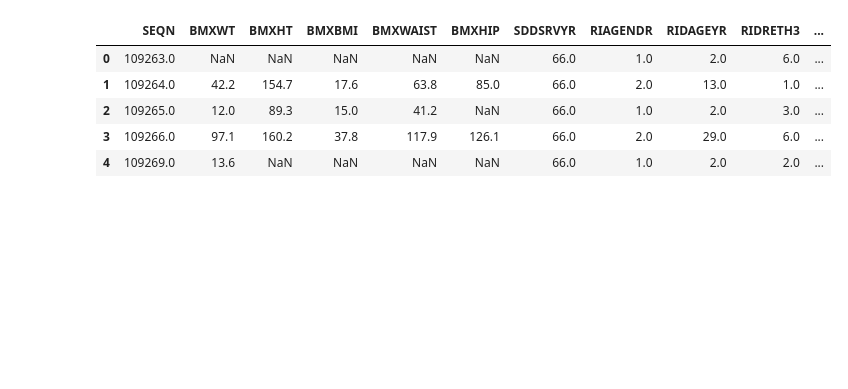
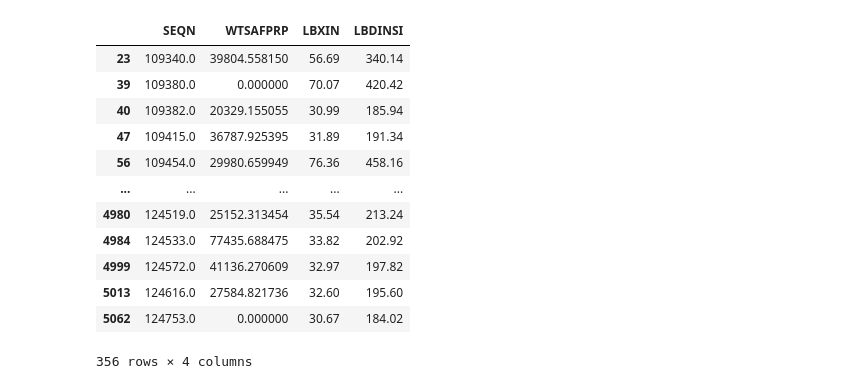
Before and after one commit to artmskfr/HealthScope-Diabetes, a Jupyter notebook: notebooks/data_prep.ipynb, the cells around one changed output. Saved outputs shown, nothing was run; the diff lists cells and outputs as text; code cells hidden in the pictures; blank space fills up the shorter version.

```diff
--- a/notebooks/data_prep.ipynb
+++ b/notebooks/data_prep.ipynb
@@ -2,6 +2,7 @@
 import pandas as pd
 import pyreadstat
 from functools import reduce
+pd.set_option('display.max_rows', None)
 # %%
 def load_xpt(file_path, columns):
 
@@ -22,8 +23,17 @@ file_paths = {
         "LabData_C_protein": "../data/raw/2017-2020/P_HSCRP.xpt",
         "LabData_Feretin": "../data/raw/2017-2020/P_FERTIN.xpt",
         "SurveyData_Alcohol": "../data/raw/2017-2020/P_ALQ.xpt",
-        "SurveyData_Pressure_Cholest": "../data/raw/2017-2020/P_BPQ.xpt"
-
+        "SurveyData_Pressure_Cholest": "../data/raw/2017-2020/P_BPQ.xpt",
+        "SurveyData_Diabetes": "../data/raw/2017-2020/P_DIQ.xpt",
+        "SurveyData_Diet_Behavior": "../data/raw/2017-2020/P_DBQ.xpt",
+        "SurveyData_Insurance": "../data/raw/2017-2020/P_HIQ.xpt",
+        "SurveyData_Income": "../data/raw/2017-2020/P_INQ.xpt",
+        "SurveyData_Medical": "../data/raw/2017-2020/P_MCQ.xpt",
+        "SurveyData_MentalHealth": "../data/raw/2017-2020/P_DPQ.xpt",
+        "SurveyData_PhysicalActivity": "../data/raw/2017-2020/P_PAQ.xpt",
+        "SurveyData_SleepDisorders": "../data/raw/2017-2020/P_SLQ.xpt",
+        "SurveyData_Smoking": "../data/raw/2017-2020/P_SMQ.xpt",
+        "SurveyData_WeightHistory": "../data/raw/2017-2020/P_WHQ.xpt"
             }
 
 
@@ -42,21 +52,43 @@ columns_to_keep = {
     "LabData_Feretin": ["SEQN","LBXFER","LBDFERSI"],
     "SurveyData_Alcohol" : ["SEQN","ALQ111","ALQ121","ALQ130","ALQ142"],
     "SurveyData_Pressure_Cholest" : ["SEQN","BPQ020","BPQ040A","BPQ050A","BPQ080", "BPQ090D"],
+    "SurveyData_Diabetes" : ["SEQN","DIQ160","DID250"],
+    "SurveyData_Diet_Behavior" : ["SEQN","DBD900","DBD905","DBD910","DBQ197","DBD895"],
+    "SurveyData_Insurance" : ["SEQN","HIQ011"],
+    "SurveyData_Income" : ["SEQN","INDFMMPI","INDFMMPC"],
+    "SurveyData_Medical" : ["SEQN","MCQ080","MCQ160B","MCQ160C","MCQ160M","MCQ300C","MCQ366B","MCQ550"],
+    "SurveyData_MentalHealth" : ["SEQN","DPQ020","DPQ030","DPQ040","DPQ060","DPQ070"],
+    "SurveyData_PhysicalActivity" : ["SEQN","PAQ605","PAQ620","PAQ635","PAQ650","PAQ665","PAD680"],
+    "SurveyData_SleepDisorders" : ["SEQN","SLD012","SLD013","SLQ120"],
+    "SurveyData_Smoking" : ["SEQN","SMQ020","SMD650"],
+    "SurveyData_WeightHistory" : ["SEQN","WHD110","WHD120","WHD140"]
 
 }
 
 dataframes = {}
 
 for key, path in file_paths.items():
-    dataframes[key] = load_xpt(path, columns_to_keep[key])
+    try:
+        if key == "LabData_insulin":
+            data, _ = pyreadstat.read_xport(path, encoding="latin1")
+        else:
+            data, _ = pyreadstat.read_xport(path)
+
+        dataframes[key] = data[columns_to_keep[key]]
+        print(f"The file '{key}' has been successfully loaded.")
+    except Exception as e:
+        print(f"Error loading the file '{key}': {e}")
 
 
-final_dataset = reduce(
-    lambda left, right: left.merge(right, on="SEQN", how="inner"),
-    dataframes.values()
-)
+#final_dataset = reduce(
+#    lambda left, right: left.merge(right, on="SEQN", how="inner"),
+#    dataframes.values()
 
-dataframes["demographics"].head(200)
 
-final_dataset.head()
+dataframes["LabData_insulin"].describe()
+
+daata = dataframes["LabData_insulin"]
+daata[daata["LBXIN"]>30]
+
+#final_dataset.head()
 # %% [output]
@@ -63,8 +112,15 @@ final_dataset.head()
-|  | SEQN | BMXWT | BMXHT | BMXBMI | BMXWAIST | BMXHIP | SDDSRVYR | RIAGENDR | RIDAGEYR | RIDRETH3 | ... |
-| 0 | 109263.0 | NaN | NaN | NaN | NaN | NaN | 66.0 | 1.0 | 2.0 | 6.0 | ... |
-| 1 | 109264.0 | 42.2 | 154.7 | 17.6 | 63.8 | 85.0 | 66.0 | 2.0 | 13.0 | 1.0 | ... |
-| 2 | 109265.0 | 12.0 | 89.3 | 15.0 | 41.2 | NaN | 66.0 | 1.0 | 2.0 | 3.0 | ... |
-| 3 | 109266.0 | 97.1 | 160.2 | 37.8 | 117.9 | 126.1 | 66.0 | 2.0 | 29.0 | 6.0 | ... |
-| 4 | 109269.0 | 13.6 | NaN | NaN | NaN | NaN | 66.0 | 1.0 | 2.0 | 2.0 | ... |
+|  | SEQN | WTSAFPRP | LBXIN | LBDINSI |
+| 23 | 109340.0 | 39804.558150 | 56.69 | 340.14 |
+| 39 | 109380.0 | 0.000000 | 70.07 | 420.42 |
+| 40 | 109382.0 | 20329.155055 | 30.99 | 185.94 |
+| 47 | 109415.0 | 36787.925395 | 31.89 | 191.34 |
+| 56 | 109454.0 | 29980.659949 | 76.36 | 458.16 |
+| ... | ... | ... | ... | ... |
+| 4980 | 124519.0 | 25152.313454 | 35.54 | 213.24 |
+| 4984 | 124533.0 | 77435.688475 | 33.82 | 202.92 |
+| 4999 | 124572.0 | 41136.270609 | 32.97 | 197.82 |
+| 5013 | 124616.0 | 27584.821736 | 32.60 | 195.60 |
+| 5062 | 124753.0 | 0.000000 | 30.67 | 184.02 |
+356 rows × 4 columns
 # %%
 dataframes["body_measures"].shape
```
Also changed, not shown: parts of 16 cells of this notebook, 58 other files.
